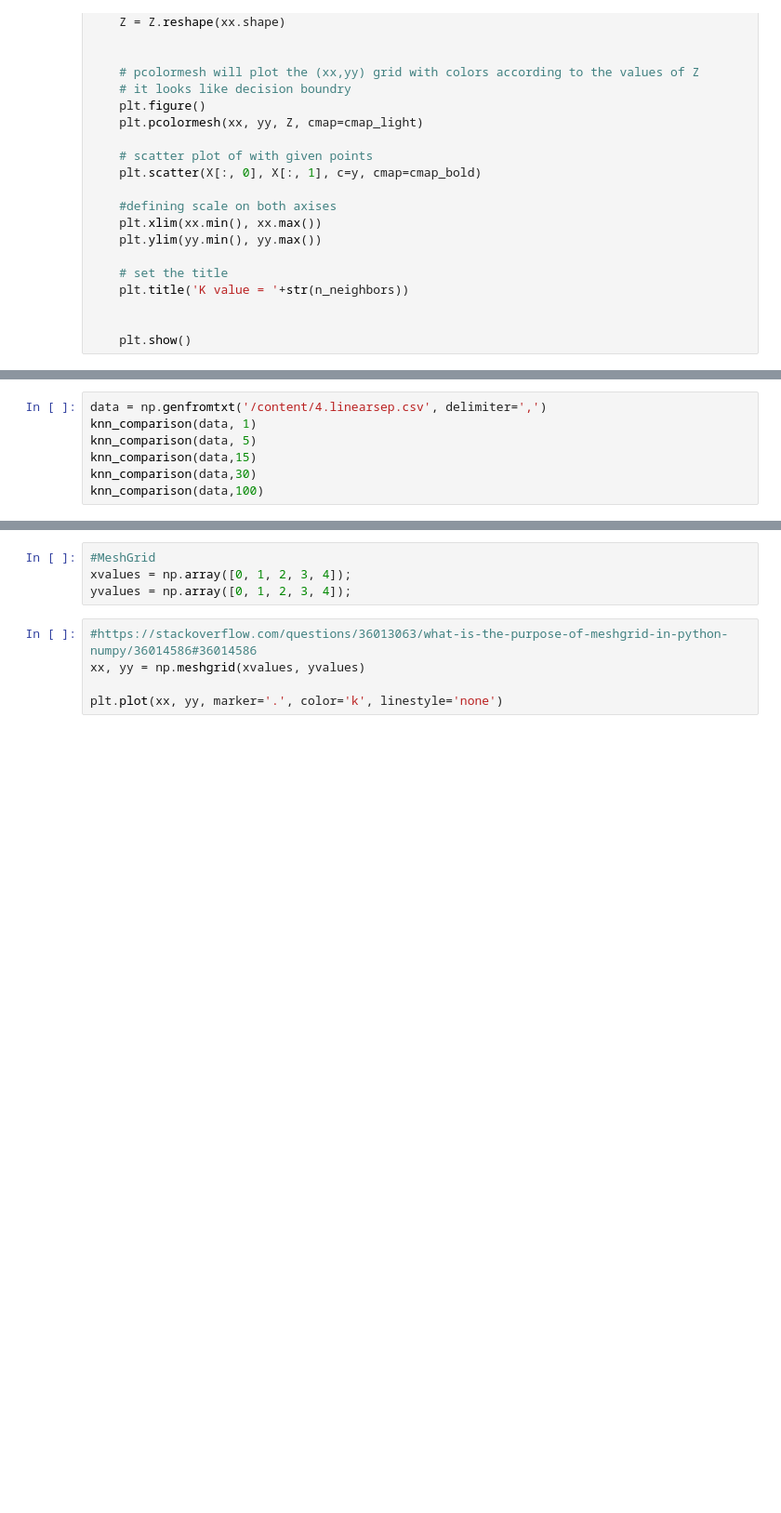
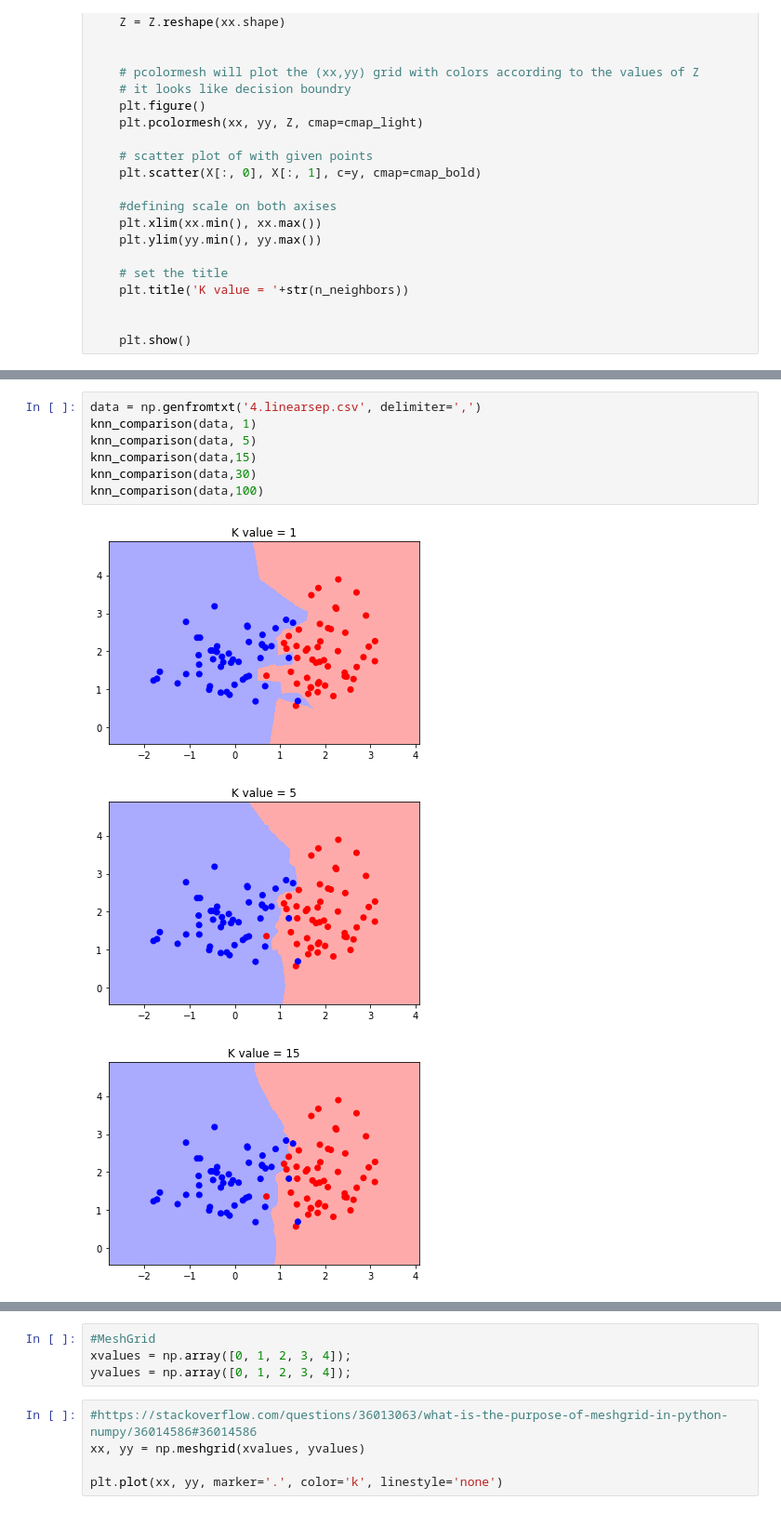
Before and after one commit to siddu541/Analytics, a Jupyter notebook: KNN_Classfier.ipynb, the cells around one changed output, grey strips where cells are left out. Shown at 93% size. Drawn from its saved outputs; the diff is of its cells as text; blank space fills up the shorter version.

```diff
--- a/KNN_Classfier.ipynb
+++ b/KNN_Classfier.ipynb
@@ -116,7 +139,11 @@ knn_comparison(data,100)
 # %%
-data = np.genfromtxt('/content/4.linearsep.csv', delimiter=',')
+data = np.genfromtxt('4.linearsep.csv', delimiter=',')
 knn_comparison(data, 1)
 knn_comparison(data, 5)
 knn_comparison(data,15)
 knn_comparison(data,30)
 knn_comparison(data,100)
+# %% [output]
+[figure, added]
+[figure, added]
+[figure, added]
```
Also changed, not shown: parts of 9 cells of this notebook.
